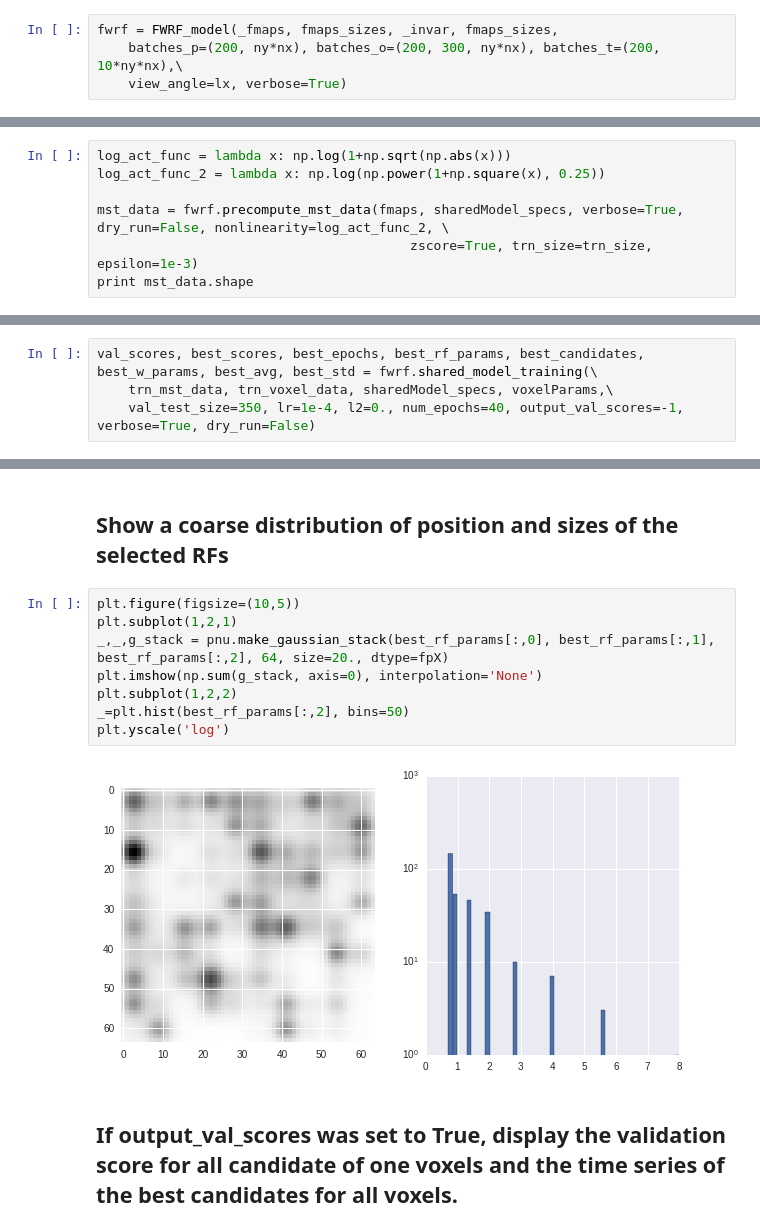
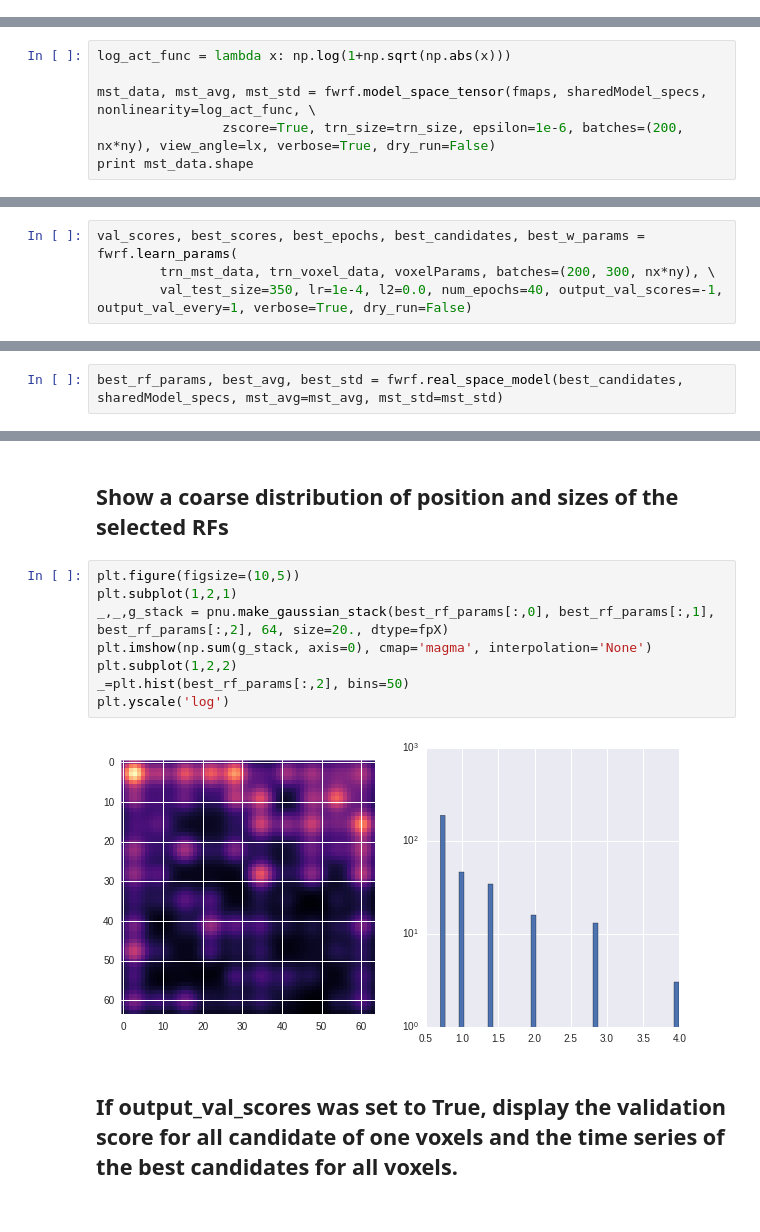
Before and after one commit to styvesg/fwrf, a Jupyter notebook: fwrf_training_dnn_model_template.ipynb, the cells around one changed output, grey strips where cells are left out. Saved outputs shown, nothing was run; the diff lists cells and outputs as text.

```diff
--- a/fwrf_training_dnn_model_template.ipynb
+++ b/fwrf_training_dnn_model_template.ipynb
@@ -280,4 +245,0 @@ numpy floatX: <type 'numpy.float32'>
-# %%
-fwrf = FWRF_model(_fmaps, fmaps_sizes, _invar, fmaps_sizes,
-    batches_p=(200, ny*nx), batches_o=(200, 300, ny*nx), batches_t=(200, 10*ny*nx),\
-    view_angle=lx, verbose=True)
@@ -304,8 +249,7 @@ COMPILING...
 # %%
 log_act_func = lambda x: np.log(1+np.sqrt(np.abs(x)))
-log_act_func_2 = lambda x: np.log(np.power(1+np.square(x), 0.25))
 
-mst_data = fwrf.precompute_mst_data(fmaps, sharedModel_specs, verbose=True, dry_run=False, nonlinearity=log_act_func_2, \
-                                        zscore=True, trn_size=trn_size, epsilon=1e-3)
+mst_data, mst_avg, mst_std = fwrf.model_space_tensor(fmaps, sharedModel_specs, nonlinearity=log_act_func, \
+                zscore=True, trn_size=trn_size, epsilon=1e-6, batches=(200, nx*ny), view_angle=lx, verbose=True, dry_run=False)
 print mst_data.shape
 # %% [output]
@@ -330,5 +282,5 @@ val_mst_data = mst_data[trn_size:]
 # %%
-val_scores, best_scores, best_epochs, best_rf_params, best_candidates, best_w_params, best_avg, best_std = fwrf.shared_model_training(\
-    trn_mst_data, trn_voxel_data, sharedModel_specs, voxelParams,\
-    val_test_size=350, lr=1e-4, l2=0., num_epochs=40, output_val_scores=-1, verbose=True, dry_run=False)
+val_scores, best_scores, best_epochs, best_candidates, best_w_params = fwrf.learn_params(
+        trn_mst_data, trn_voxel_data, voxelParams, batches=(200, 300, nx*ny), \
+        val_test_size=350, lr=1e-4, l2=0.0, num_epochs=40, output_val_scores=-1, output_val_every=1, verbose=True, dry_run=False)
 # %% [output]
@@ -358,0 +306,2 @@ for 240000 voxelmodel fits.
+# %%
+best_rf_params, best_avg, best_std = fwrf.real_space_model(best_candidates, sharedModel_specs, mst_avg=mst_avg, mst_std=mst_std)
@@ -365,13 +340,13 @@ _=plt.hist(best_epochs, bins=40)
 # %%
 plt.figure(figsize=(10,5))
 plt.subplot(1,2,1)
 _,_,g_stack = pnu.make_gaussian_stack(best_rf_params[:,0], best_rf_params[:,1], best_rf_params[:,2], 64, size=20., dtype=fpX)
-plt.imshow(np.sum(g_stack, axis=0), interpolation='None')
+plt.imshow(np.sum(g_stack, axis=0), cmap='magma', interpolation='None')
 plt.subplot(1,2,2)
 _=plt.hist(best_rf_params[:,2], bins=50)
 plt.yscale('log')
 # %% [output]
-[figure, old version]
+[figure, new version]
 # %% [markdown]
 ## If output_val_scores was set to True, display the validation score for all candidate of one voxels and the time series of the best candidates for all voxels.
 # %%
```
Also changed, not shown: parts of 32 cells of this notebook, 4 other files.
